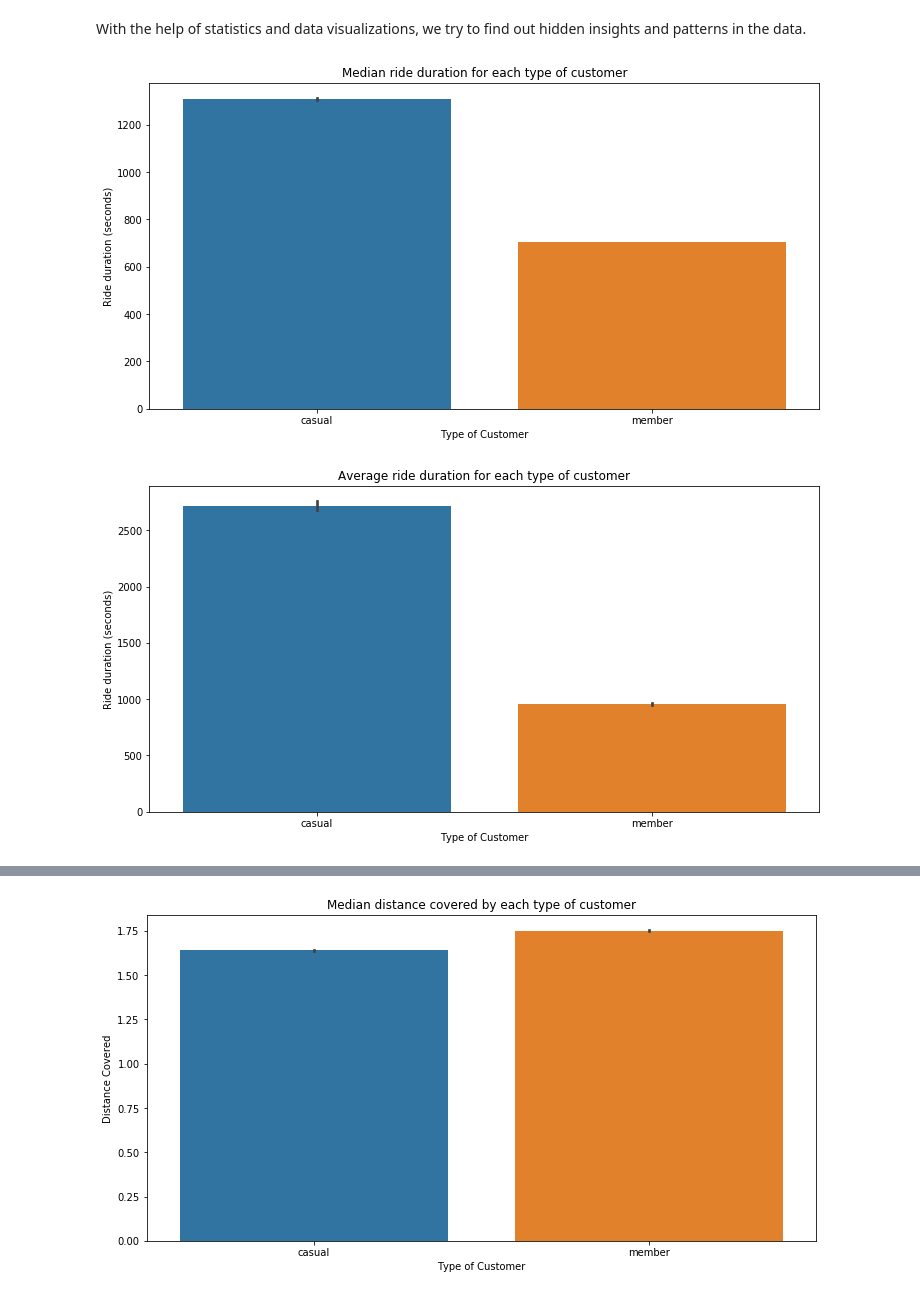
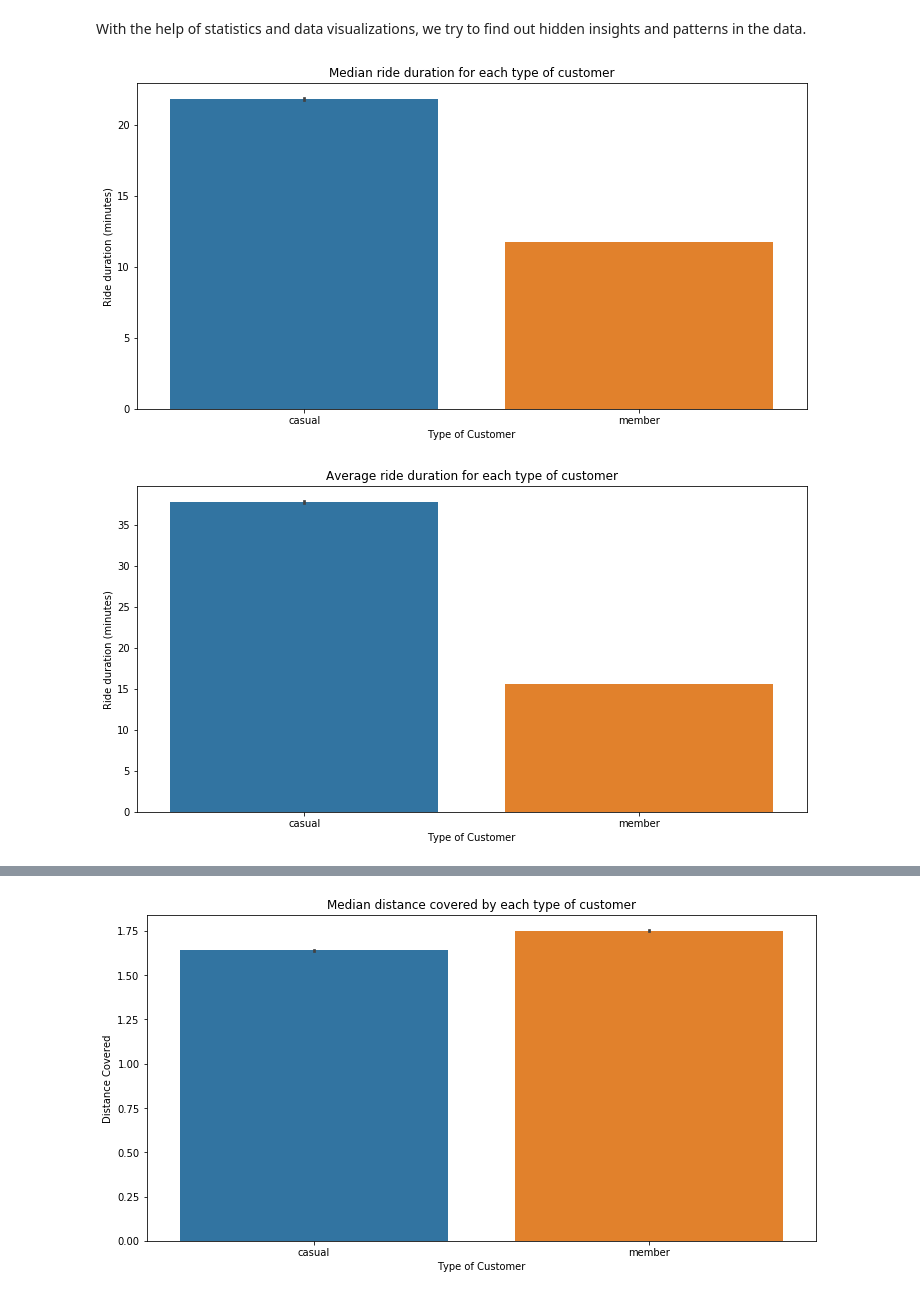
Before and after one commit to rahulpatwardhan12/Divvy-Trips-Analysis, a Jupyter notebook: Divvy Trip Analysis.ipynb, the cells around one changed output, grey strips where cells are left out. Cells and saved outputs as stored; diff of their text form; code cells hidden in the pictures.

```diff
--- a/Divvy Trip Analysis.ipynb
+++ b/Divvy Trip Analysis.ipynb
@@ -47,0 +63,2 @@ files.remove("Cyclist Analysis.ipynb")
+# %%
+files = os.listdir("DivvyData")
@@ -48,7 +80,7 @@ files.remove("Cyclist Analysis.ipynb")
 # %%
 df = pd.DataFrame()
 for file in files:
-    tempdf = pd.read_csv(file)
+    tempdf = pd.read_csv("DivvyData/"+file)
     df = df.append(tempdf,ignore_index=True)
 # %% [markdown]
 ---
@@ -347,6 +379,9 @@ The other columns seem fine.
 df = df[df["ride_duration"] > pd.to_timedelta("00:00:00")]
 # %%
 df.reset_index(drop=True,inplace=True)
+# %%
+#Ride duration in minutes
+df["ride_duration_m"] = df["ride_duration"].dt.seconds.div(60)
 # %% [markdown]
 ---
 # %% [markdown]
@@ -360,21 +395,16 @@ ride_duration_list = [df["ride_duration"][i].total_seconds() for i in range(len(
 # %%
 plt.figure(figsize=(12,6))
-sns.barplot(data=pd.DataFrame({'ride_duration': ride_duration_list,
-                              'member_casual': df["member_casual"]}),
-            x="member_casual", y="ride_duration",
-            estimator=np.median)
-plt.ylabel("Ride duration (seconds)")
+sns.barplot(data=df, x="member_casual", y="ride_duration_m",estimator=np.median)
+plt.ylabel("Ride duration (minutes)")
 plt.xlabel("Type of Customer")
 plt.title("Median ride duration for each type of customer");
 # %% [output]
-[figure, old version]
+[figure, new version]
 # %%
 plt.figure(figsize=(12,6))
-sns.barplot(data=pd.DataFrame({'ride_duration': ride_duration_list,
-                              'member_casual':df["member_casual"]}),
-            x="member_casual", y="ride_duration")
-plt.ylabel("Ride duration (seconds)")
+sns.barplot(data=df, x="member_casual", y="ride_duration_m")
+plt.ylabel("Ride duration (minutes)")
 plt.xlabel("Type of Customer")
 plt.title("Average ride duration for each type of customer");
 # %% [output]
-[figure, old version]
+[figure, new version]
```
Also changed, not shown: parts of 19 cells of this notebook.
